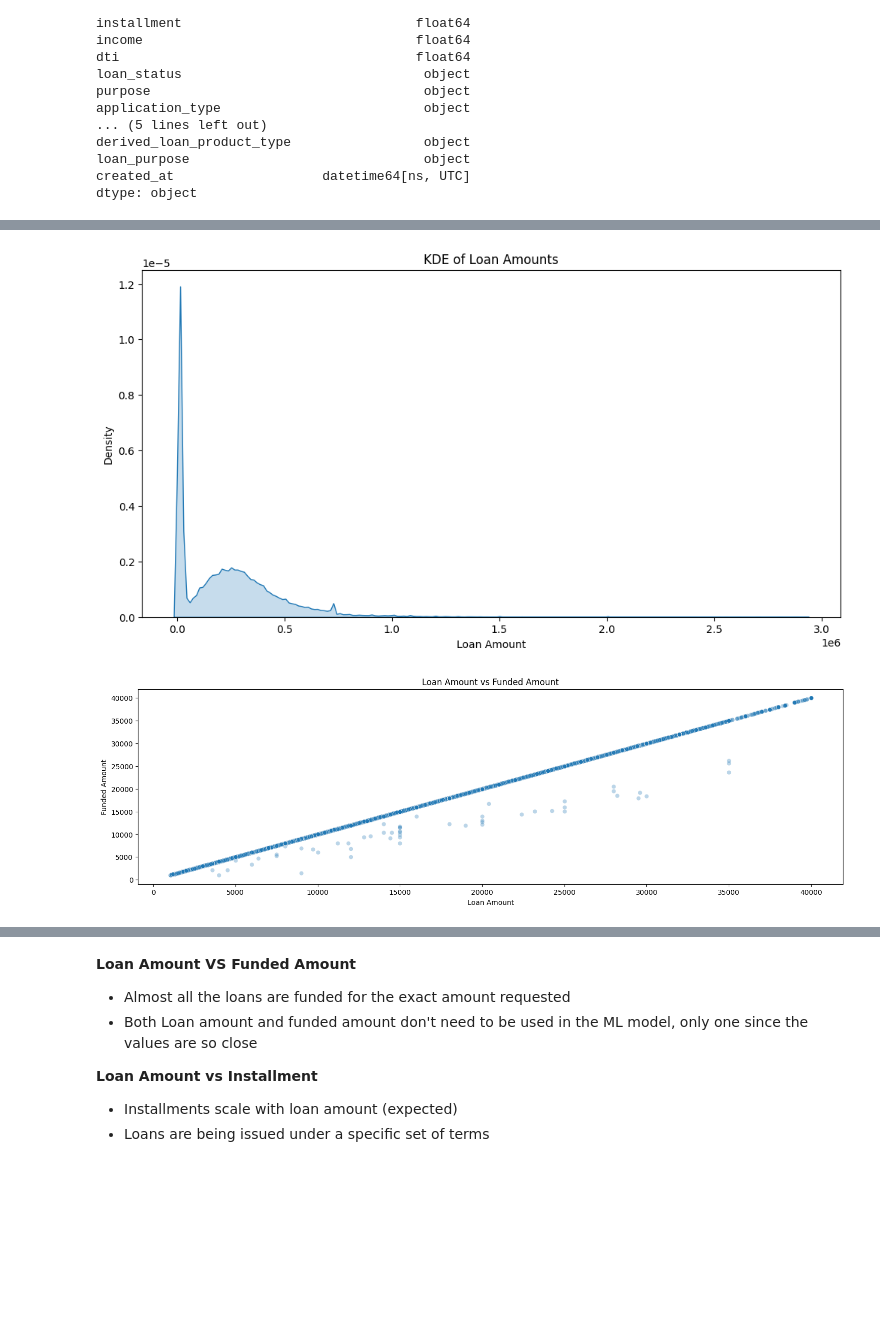
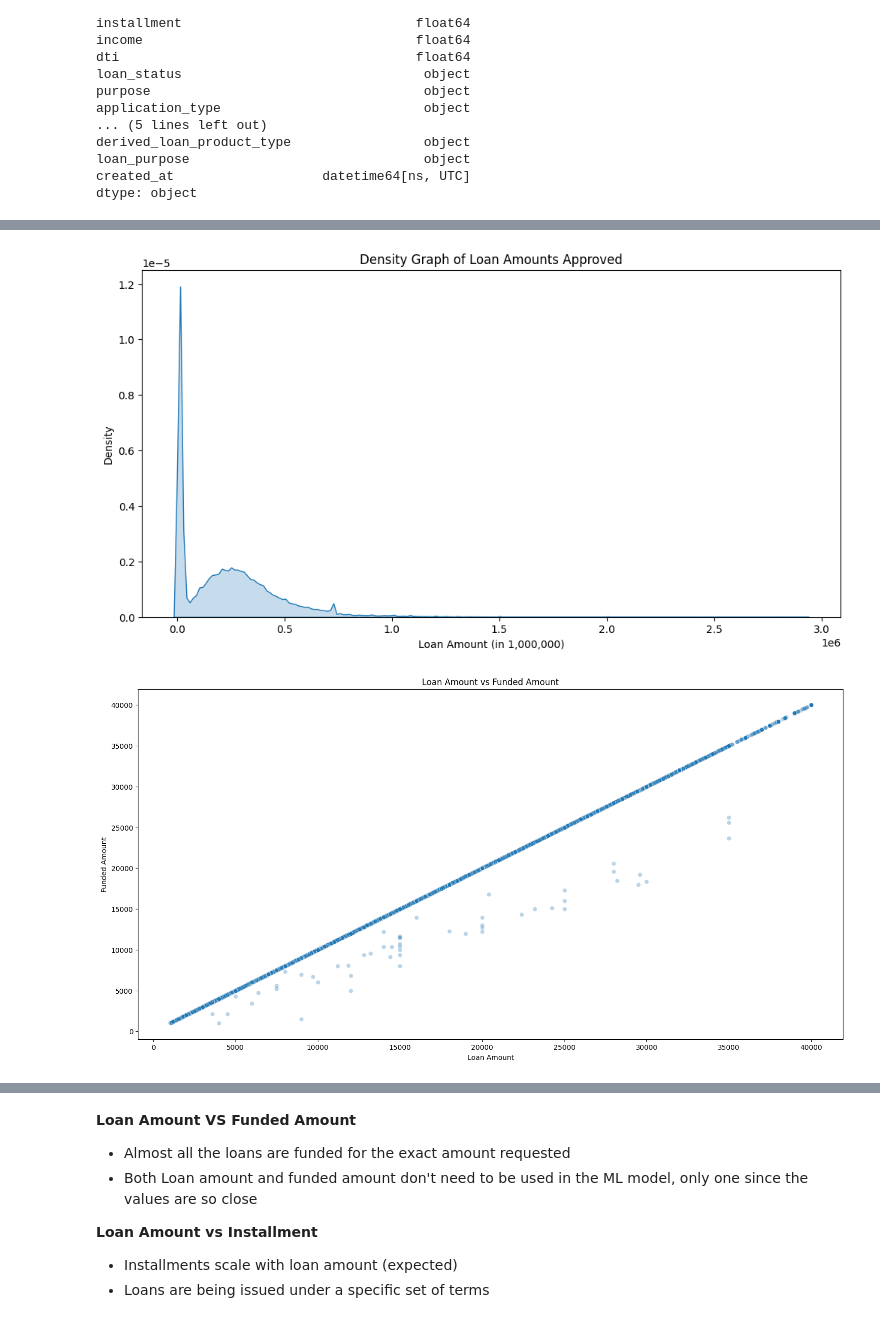
Before and after one commit to novoni01/credit-risk-assessment, a Jupyter notebook: notebooks/data_visualization.ipynb, the cells around one changed output, grey strips where cells are left out. Cells and saved outputs as stored; diff of their text form; code cells hidden in the pictures; blank space fills up the shorter version.

Commit message:
Fixed graph labels

```diff
--- a/notebooks/data_visualization.ipynb
+++ b/notebooks/data_visualization.ipynb
@@ -88,20 +87,20 @@ plt.show()
 #Shows the number of loans approved according to loan amount
 plt.figure(figsize=(12,6))
 sns.kdeplot(accepted_loans['loan_amnt'], fill=True, bw_adjust=0.25)
-plt.title("KDE of Loan Amounts")
-plt.xlabel("Loan Amount")
+plt.title("Density Graph of Loan Amounts Approved")
+plt.xlabel("Loan Amount (in 1,000,000)")
 plt.ylabel("Density")
 plt.show()
 # %% [output]
-[figure, old version]
+[figure, new version]
 # %%
-plt.figure(figsize=(18,5))
+plt.figure(figsize=(18,9))
 
 # Loan Amount vs Funded Amount
 sns.scatterplot(data=accepted_loans, x='loan_amnt', y='funded_amnt', alpha=0.3)
 plt.title('Loan Amount vs Funded Amount')
 plt.xlabel("Loan Amount")
 plt.ylabel("Funded Amount")
 plt.show()
 # %% [output]
-[figure, old version]
+[figure, new version]
```
Also changed, not shown: parts of 5 cells of this notebook.
